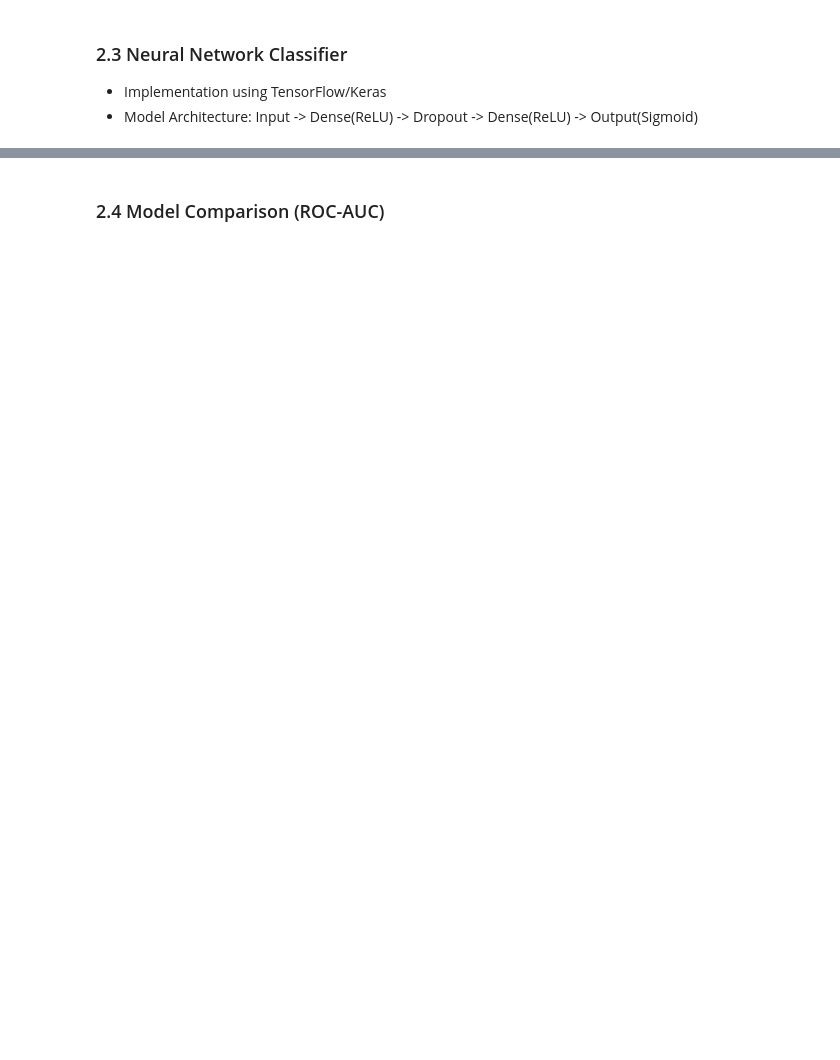
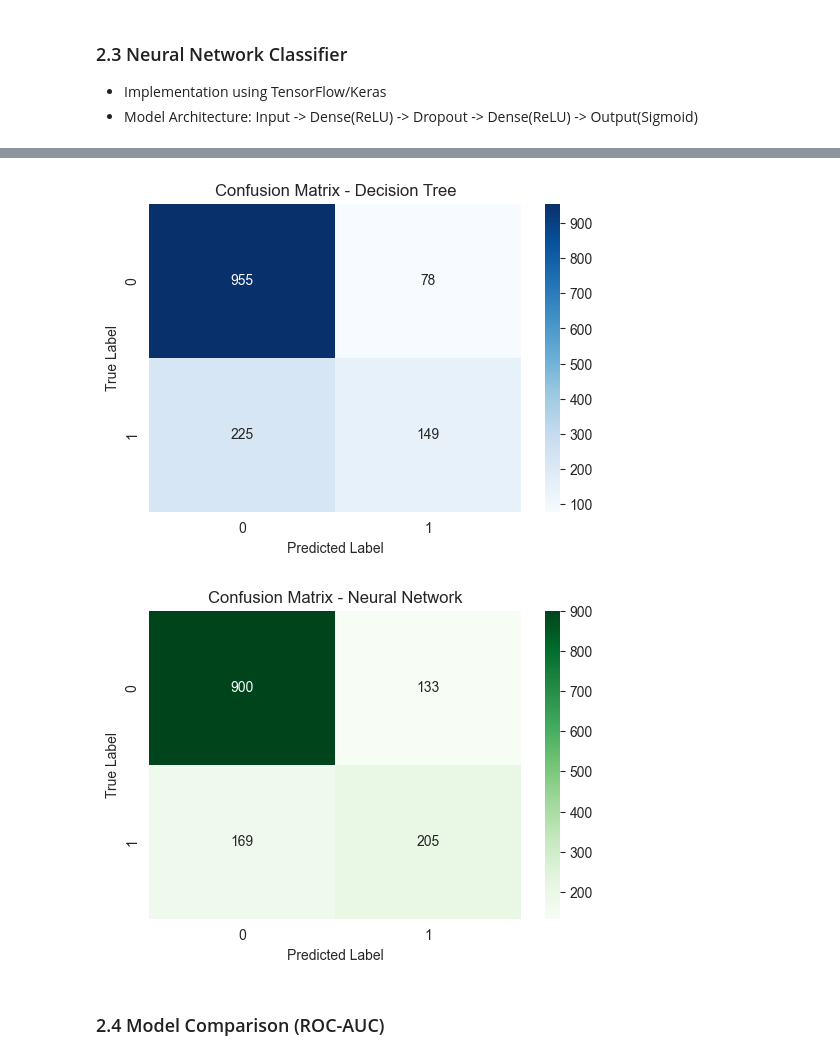
Before and after one commit to dimesh-dev/Customer-Churn-Prediction-System, a Jupyter notebook: Model/Customer_Churn_Predictor.ipynb, the cells around one changed output, grey strips where cells are left out. Drawn from its saved outputs; the diff is of its cells as text; code cells hidden in the pictures; blank space fills up the shorter version.

Commit message:
Added confusion matrices for NN and DT models

```diff
--- a/Model/Customer_Churn_Predictor.ipynb
+++ b/Model/Customer_Churn_Predictor.ipynb
@@ -300,3 +312,24 @@ weighted avg       0.77      0.78      0.78      1407
+# %%
+# CONFUSION MATRIX - DECISION TREE
+cm_dt = confusion_matrix(y_test, y_pred_dt)
+plt.figure(figsize=(6,4))
+sns.heatmap(cm_dt, annot=True, fmt='d', cmap='Blues')
+plt.title("Confusion Matrix - Decision Tree")
+plt.xlabel("Predicted Label")
+plt.ylabel("True Label")
+plt.show()
+
+# CONFUSION MATRIX - NEURAL NETWORK
+cm_nn = confusion_matrix(y_test, y_pred_nn)
+plt.figure(figsize=(6,4))
+sns.heatmap(cm_nn, annot=True, fmt='d', cmap='Greens')
+plt.title("Confusion Matrix - Neural Network")
+plt.xlabel("Predicted Label")
+plt.ylabel("True Label")
+plt.show()
+# %% [output]
+[figure, added]
+[figure, added]
 # %% [markdown]
 ### 2.4 Model Comparison (ROC-AUC)
 # %%
```
Also changed, not shown: parts of 8 cells of this notebook.
